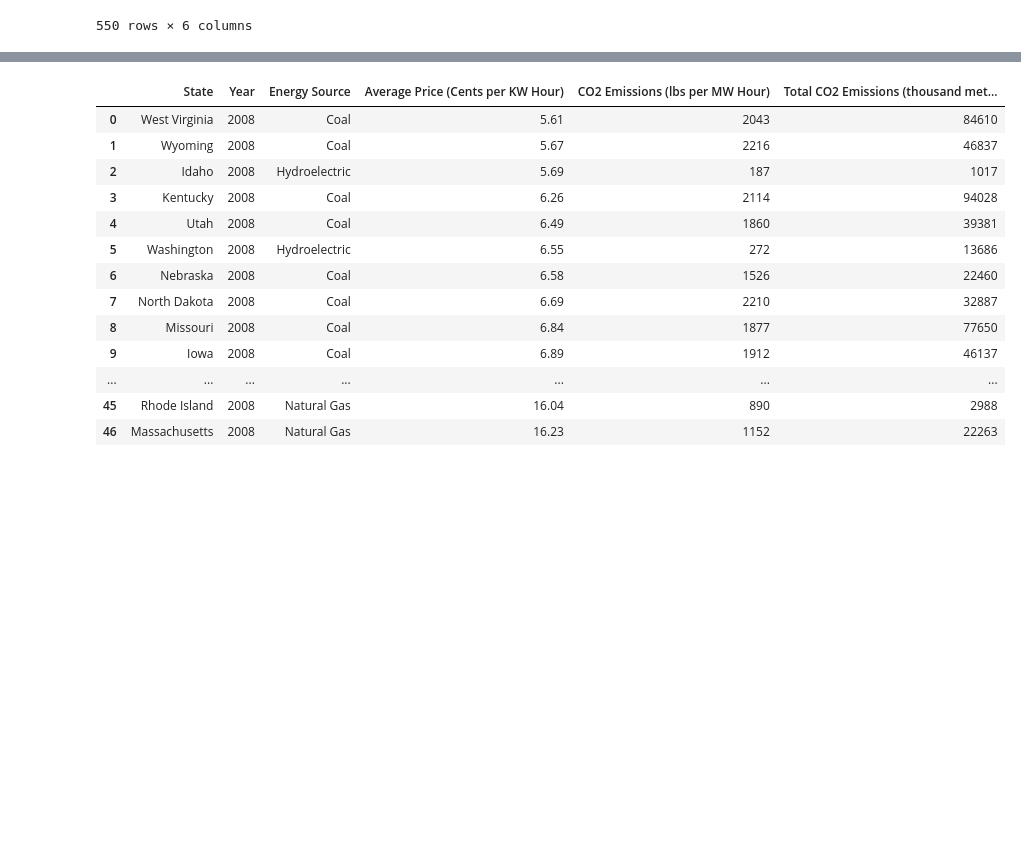
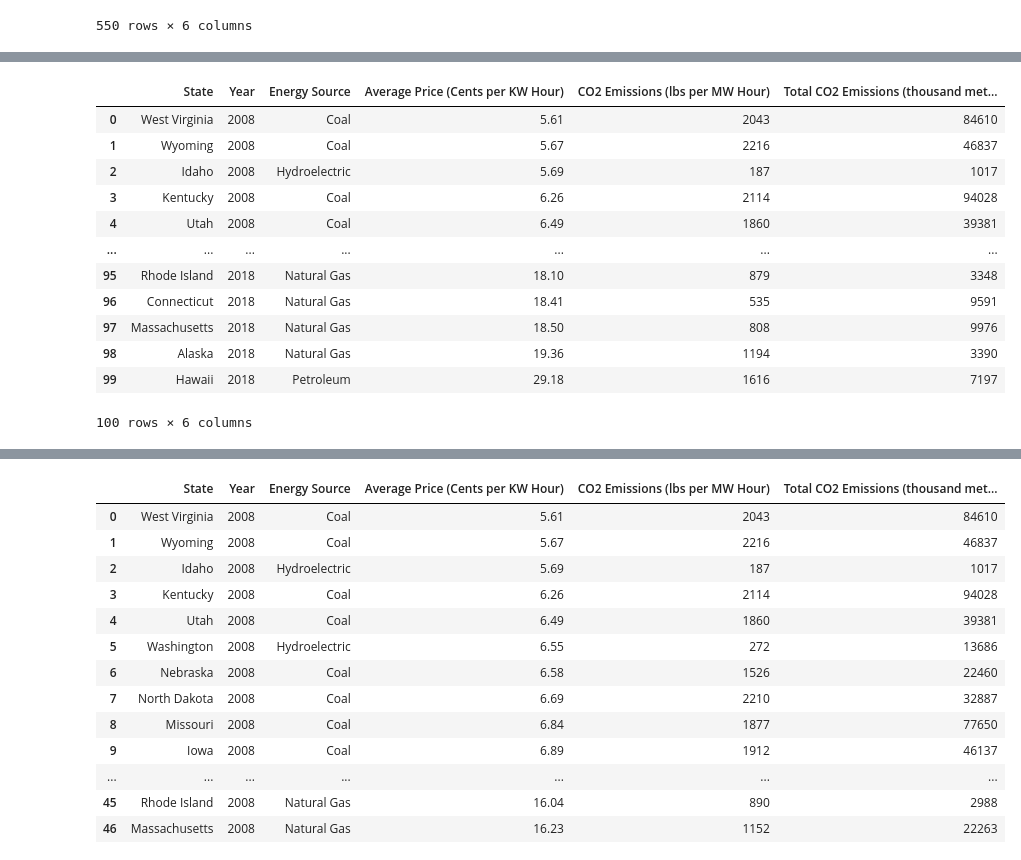
Before and after one commit to andrew8185/project-01, a Jupyter notebook: project_1.ipynb, the cells around one changed output, grey strips where cells are left out. Cells and saved outputs as stored; diff of their text form; code cells hidden in the pictures; blank space fills up the shorter version.

```diff
--- a/project_1.ipynb
+++ b/project_1.ipynb
@@ -59,0 +161,18 @@ df_2018_state_key_stats.reset_index(drop=True, inplace=True)
+# %%
+df_combined_state_key_stats = df_2008_state_key_stats.merge(df_2018_state_key_stats, how='outer')
+
+df_combined_state_key_stats
+# %% [output]
+|  | State | Year | Energy Source | Average Price (Cents per KW Hour) | CO2 Emissions (lbs per MW Hour) | Total CO2 Emissions (thousand met... |
+| 0 | West Virginia | 2008 | Coal | 5.61 | 2043 | 84610 |
+| 1 | Wyoming | 2008 | Coal | 5.67 | 2216 | 46837 |
+| 2 | Idaho | 2008 | Hydroelectric | 5.69 | 187 | 1017 |
+| 3 | Kentucky | 2008 | Coal | 6.26 | 2114 | 94028 |
+| 4 | Utah | 2008 | Coal | 6.49 | 1860 | 39381 |
+| ... | ... | ... | ... | ... | ... | ... |
+| 95 | Rhode Island | 2018 | Natural Gas | 18.10 | 879 | 3348 |
+| 96 | Connecticut | 2018 | Natural Gas | 18.41 | 535 | 9591 |
+| 97 | Massachusetts | 2018 | Natural Gas | 18.50 | 808 | 9976 |
+| 98 | Alaska | 2018 | Natural Gas | 19.36 | 1194 | 3390 |
+| 99 | Hawaii | 2018 | Petroleum | 29.18 | 1616 | 7197 |
+100 rows × 6 columns
```
Also changed, not shown: parts of 13 cells of this notebook.
